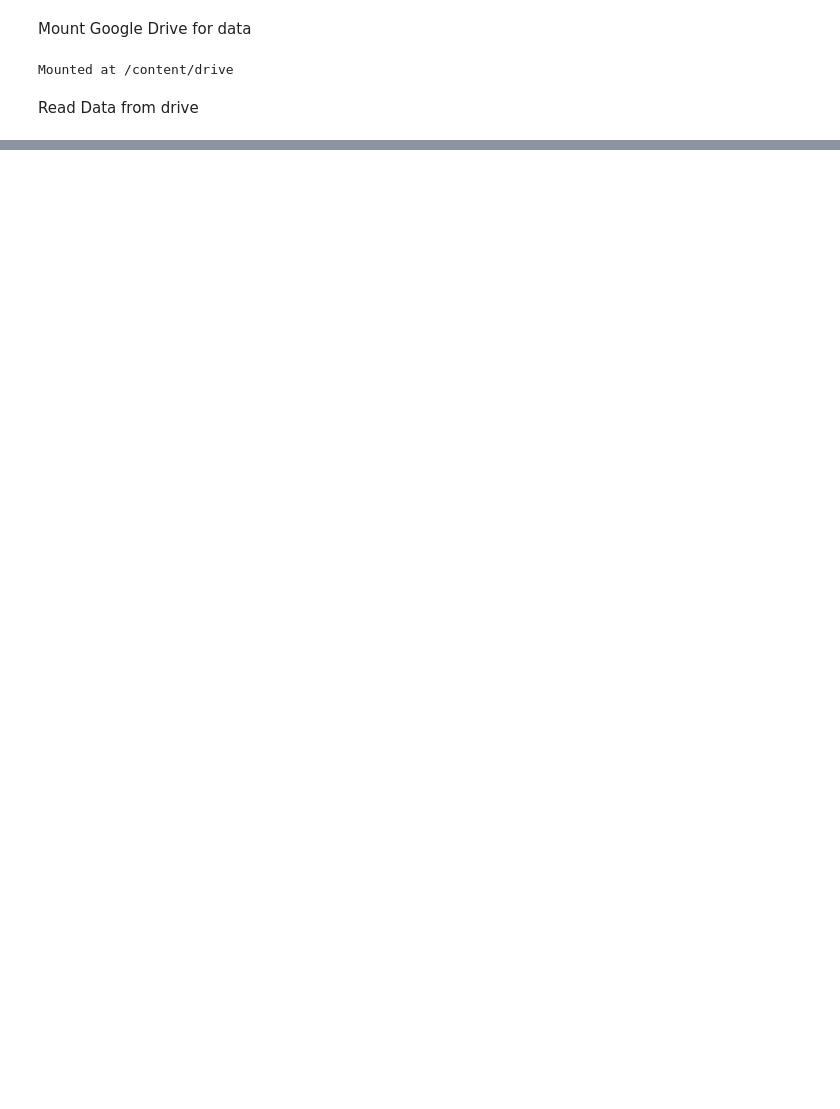
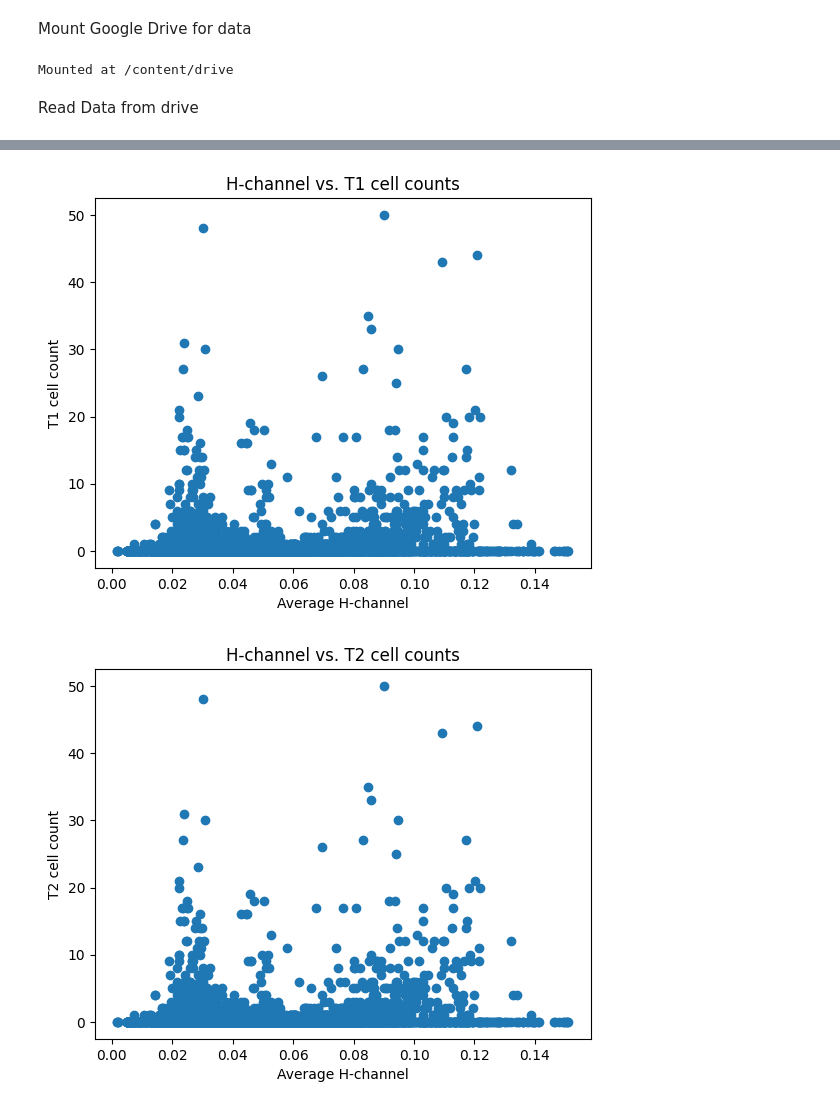
Before and after one commit to joe052/machine-learn, a Jupyter notebook: conic.ipynb, the cells around one changed output, grey strips where cells are left out. Drawn from its saved outputs; the diff is of its cells as text; code cells hidden in the pictures; blank space fills up the shorter version.

```diff
--- a/conic.ipynb
+++ b/conic.ipynb
@@ -19,0 +184,19 @@ F = np.loadtxt('/content/drive/MyDrive/conicData/split.txt') #read fold informat
+# %%
+from skimage.color import separate_stains
+
+# Extract the H-channel from RGB images using color deconvolution
+H_channel_train_val = np.zeros((len(X_train_val), len(X_train_val[0]), len(X_train_val[0, 0])))
+for i in range(len(X_train_val)):
+    H_channel_train_val[i] = separate_stains(X_train_val[i], np.array([[0.650, 0.072, 0.268], [0.704, 0.990, 0.004], [0.286, 0.105, 0.986]]))[:, :, 0]
+# %%
+# Scatter plots of H-channel vs. cell counts
+for i in range(len(cell_types)):
+    cell_count = Y_train_val.iloc[:, 0].values
+    plt.scatter(H_channel_train_val.mean(axis=(1,2)), cell_count)
+    plt.title(f"H-channel vs. {cell_types[i]} cell counts")
+    plt.xlabel("Average H-channel")
+    plt.ylabel(f"{cell_types[i]} cell count")
+    plt.show()
+# %% [output]
+[figure, added]
+[figure, added]
```
Also changed, not shown: parts of 44 cells of this notebook.
